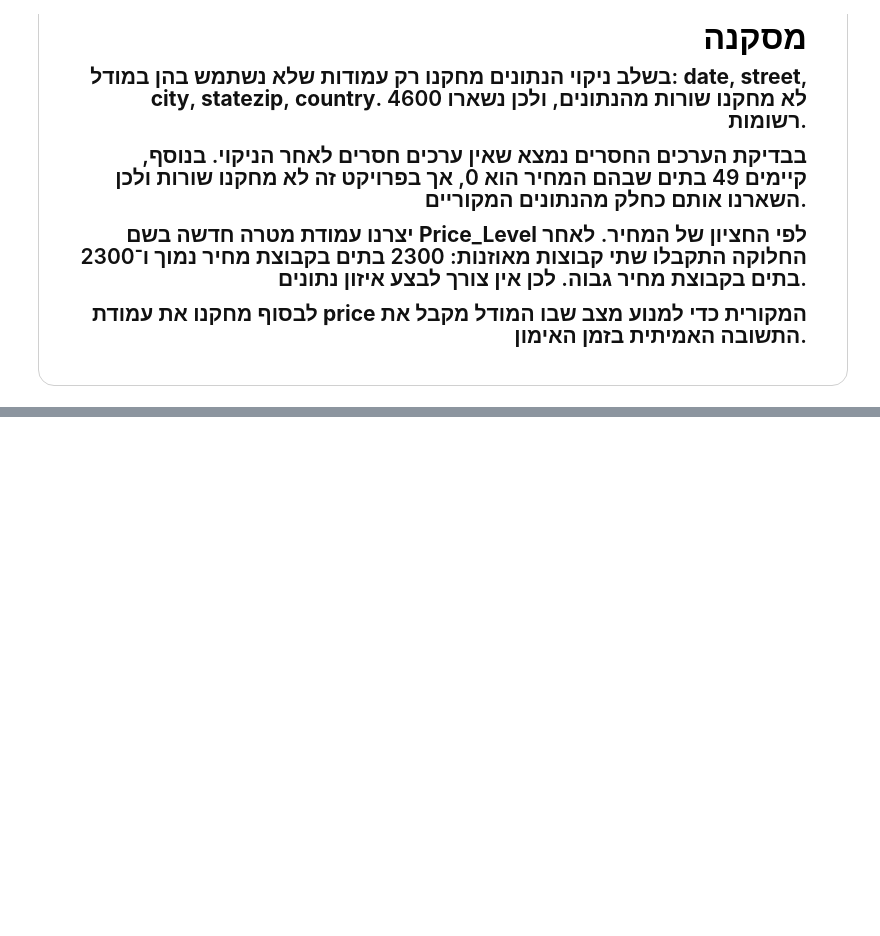
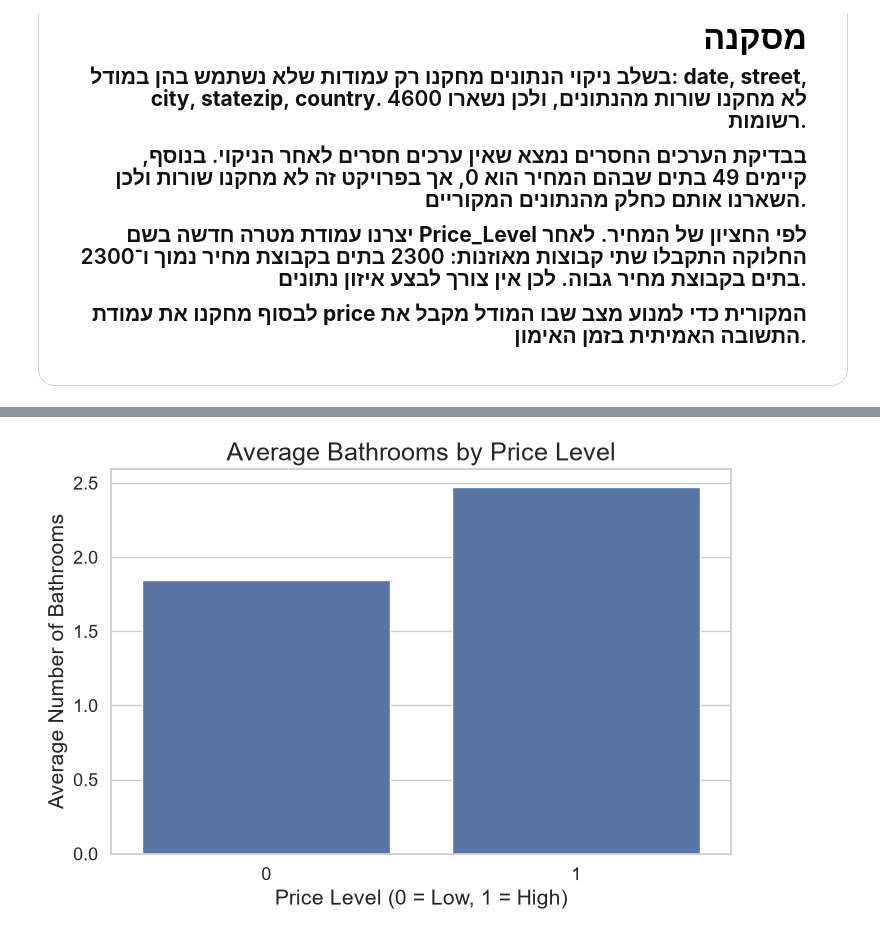
Before and after one commit to MhmdRayanm7/House-Price-Prediction-ML, a Jupyter notebook: notebooks/House_Price_Project.ipynb, the cells around one changed output, grey strips where cells are left out. Cells and saved outputs as stored; diff of their text form; code cells hidden in the pictures; blank space fills up the shorter version.

```diff
--- a/notebooks/House_Price_Project.ipynb
+++ b/notebooks/House_Price_Project.ipynb
@@ -525,0 +740,13 @@ Name: count, dtype: int64
+# %%
+# Graph 4: Average bathrooms by Price_Level
+
+plt.figure(figsize=(8, 5))
+sns.barplot(data=df, x="Price_Level", y="bathrooms", errorbar=None)
+
+plt.title("Average Bathrooms by Price Level")
+plt.xlabel("Price Level (0 = Low, 1 = High)")
+plt.ylabel("Average Number of Bathrooms")
+
+plt.show()
+# %% [output]
+[figure, added]
```
Also changed, not shown: parts of 15 cells of this notebook.
